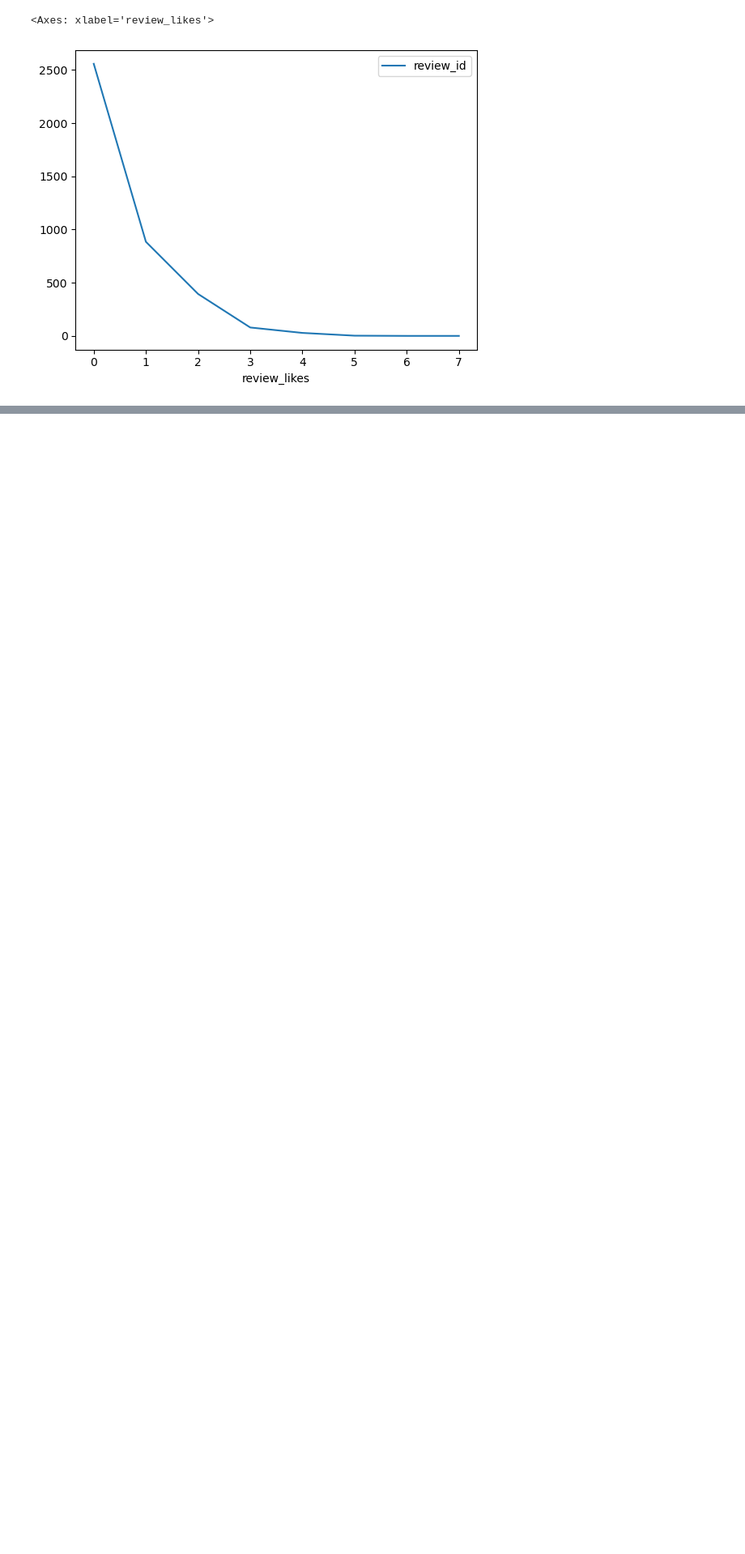
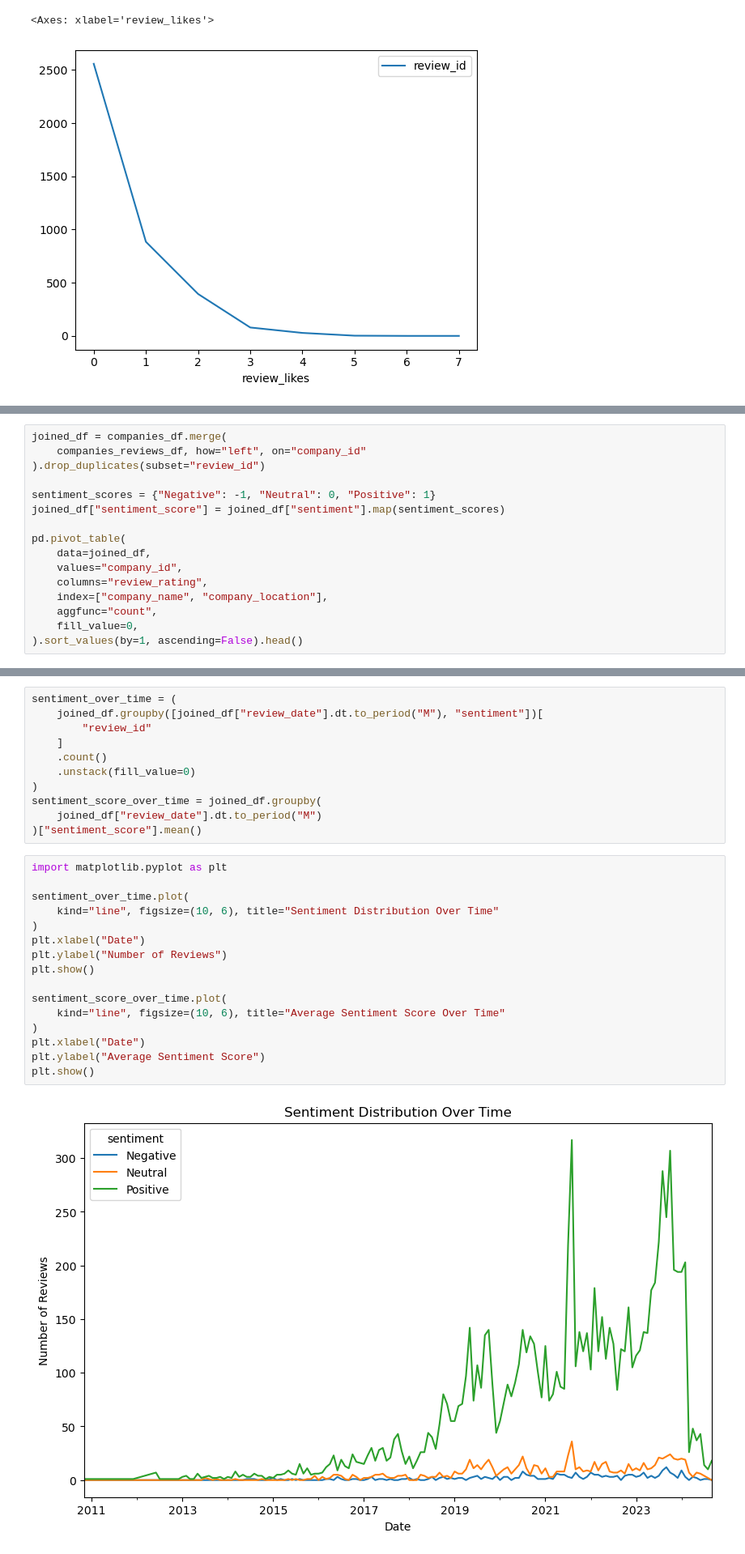
Before and after one commit to bcalistrate/data-trial, a Jupyter notebook: notebooks/query_postgres_data.ipynb, the cells around one changed output, grey strips where cells are left out. Shown at 81% size. Cells and saved outputs as stored; diff of their text form; blank space fills up the shorter version.

Commit message:
feat: add data analysis

```diff
--- a/notebooks/query_postgres_data.ipynb
+++ b/notebooks/query_postgres_data.ipynb
@@ -811,0 +919,16 @@ customer_reviews_df[["review_id", "review_likes"]].groupby(
+# %%
+joined_df = companies_df.merge(
+    companies_reviews_df, how="left", on="company_id"
+).drop_duplicates(subset="review_id")
+
+sentiment_scores = {"Negative": -1, "Neutral": 0, "Positive": 1}
+joined_df["sentiment_score"] = joined_df["sentiment"].map(sentiment_scores)
+
+pd.pivot_table(
+    data=joined_df,
+    values="company_id",
+    columns="review_rating",
+    index=["company_name", "company_location"],
+    aggfunc="count",
+    fill_value=0,
+).sort_values(by=1, ascending=False).head()
@@ -811,0 +1033,29 @@ customer_reviews_df[["review_id", "review_likes"]].groupby(
+# %%
+sentiment_over_time = (
+    joined_df.groupby([joined_df["review_date"].dt.to_period("M"), "sentiment"])[
+        "review_id"
+    ]
+    .count()
+    .unstack(fill_value=0)
+)
+sentiment_score_over_time = joined_df.groupby(
+    joined_df["review_date"].dt.to_period("M")
+)["sentiment_score"].mean()
+# %%
+import matplotlib.pyplot as plt
+
+sentiment_over_time.plot(
+    kind="line", figsize=(10, 6), title="Sentiment Distribution Over Time"
+)
+plt.xlabel("Date")
+plt.ylabel("Number of Reviews")
+plt.show()
+
+sentiment_score_over_time.plot(
+    kind="line", figsize=(10, 6), title="Average Sentiment Score Over Time"
+)
+plt.xlabel("Date")
+plt.ylabel("Average Sentiment Score")
+plt.show()
+# %% [output]
+[figure, added]
```
Also changed, not shown: parts of 26 cells of this notebook.
